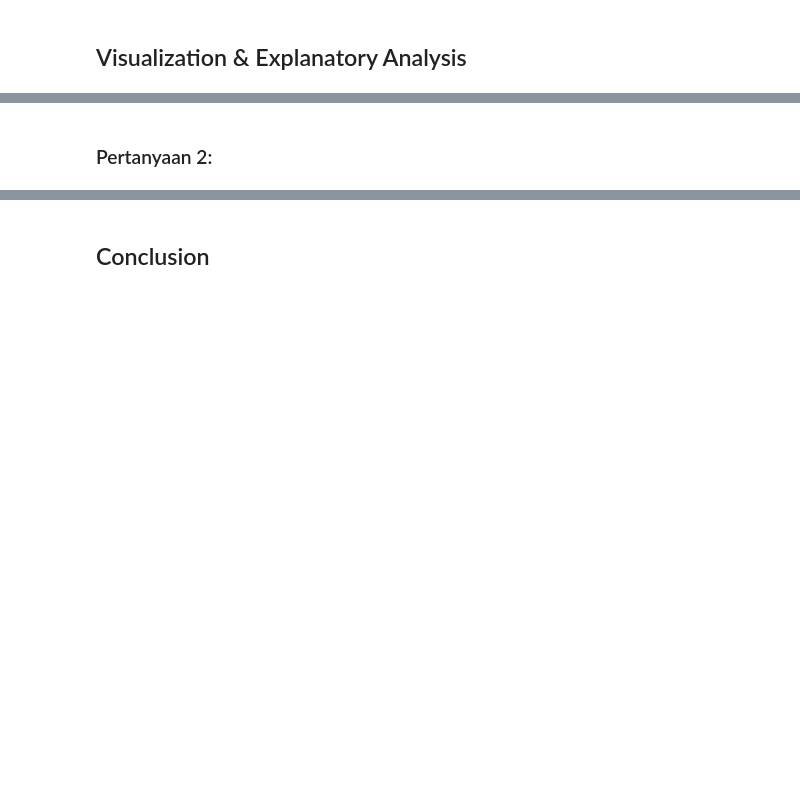
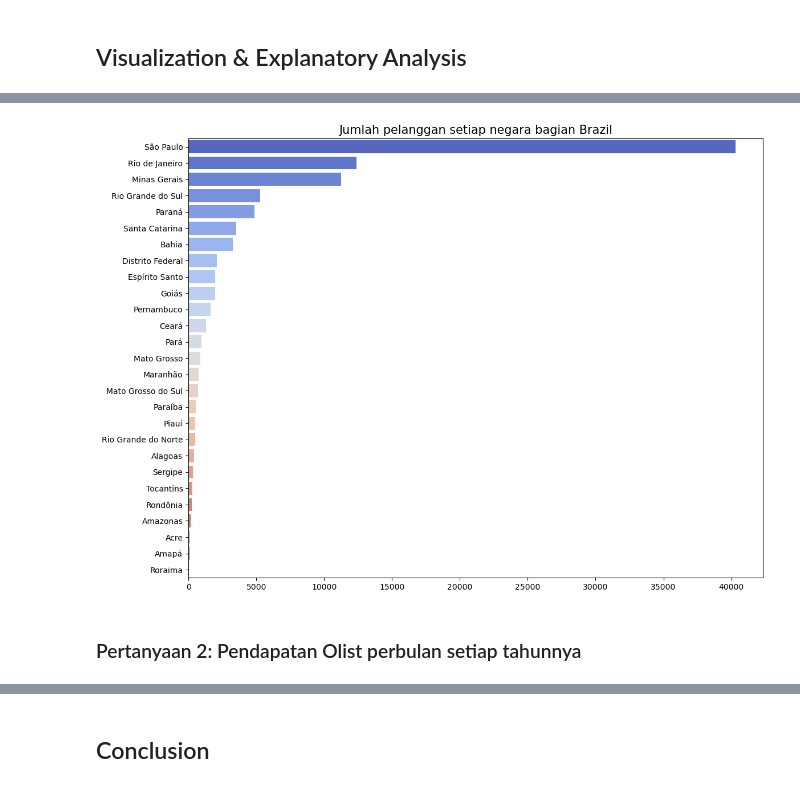
Before and after one commit to hng011/brazilian-ecommerce-analysis, a Jupyter notebook: notebook.ipynb, the cells around one changed output, grey strips where cells are left out. Cells and saved outputs as stored; diff of their text form; code cells hidden in the pictures; blank space fills up the shorter version.

```diff
--- a/notebook.ipynb
+++ b/notebook.ipynb
@@ -25,0 +645,4 @@ import seaborn as sns
+# %%
+state_abbrv = state_table[0].text.split("\n")
+print("Banyak data: ",len(state_abbrv))
+state_abbrv
@@ -25,0 +670,3 @@ import seaborn as sns
+# %%
+mapper = {x.split("|")[0]:x.split("|")[1] for x in state_abbrv}
+mapper
@@ -25,0 +693,4 @@ import seaborn as sns
+# %%
+new_olist_customers_df = pd.DataFrame.copy(olist_customers_df)
+new_olist_customers_df["full_customer_state"] = new_olist_customers_df["customer_state"].map(mapper)
+new_olist_customers_df.sample(5)
@@ -33,0 +1134,10 @@ import seaborn as sns
+# %%
+customer_state = new_olist_customers_df.groupby("full_customer_state").agg({
+    "customer_unique_id":"nunique"
+}).sort_values(by="customer_unique_id",ascending=False).reset_index()
+
+customer_state.rename(columns={
+    "customer_unique_id":"customer_count"
+}, inplace=True)
+
+customer_state
@@ -34,2 +1162,10 @@ import seaborn as sns
+# %%
+plt.figure(figsize=(13,10))
+sns.barplot(x="customer_count", y="full_customer_state", data=customer_state, palette="coolwarm")
+plt.xlabel(None)
+plt.ylabel(None)
+plt.title("Jumlah pelanggan setiap negara bagian Brazil", fontsize=15);
+# %% [output]
+[figure, added]
 # %% [markdown]
-### Pertanyaan 2:
+### Pertanyaan 2: Pendapatan Olist perbulan setiap tahunnya
```
Also changed, not shown: parts of 173 cells of this notebook, 8 other files.
